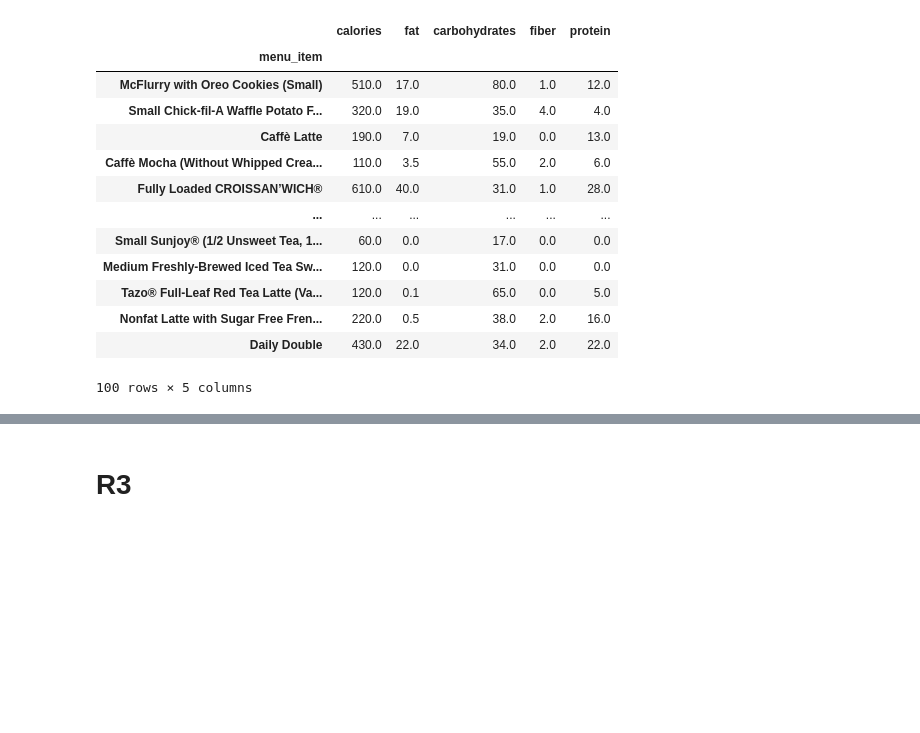
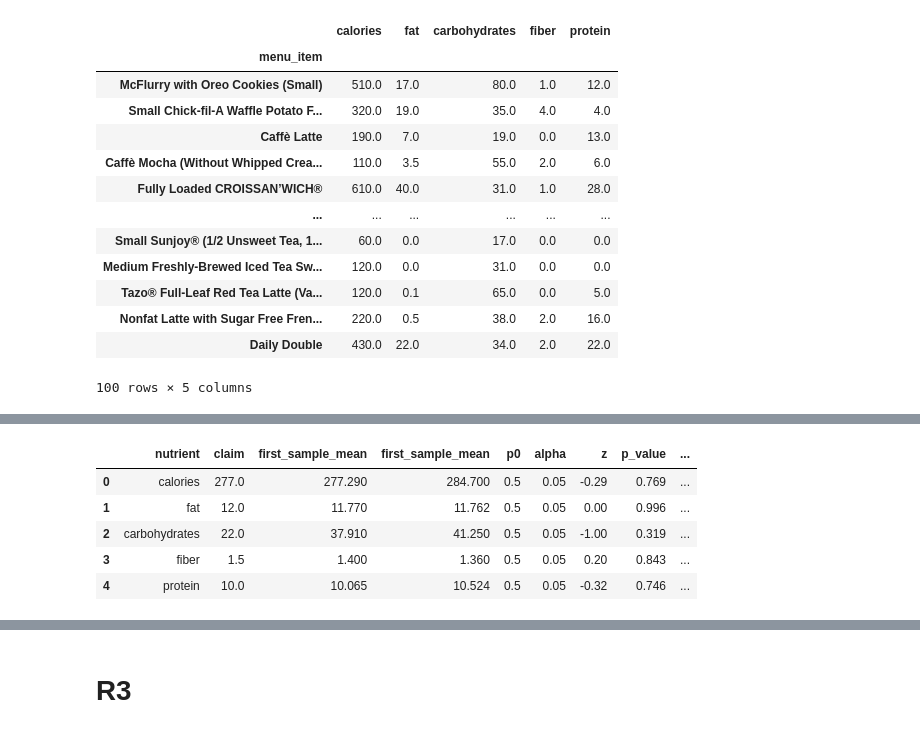
Before and after one commit to johnsonlarryl/csce_5310, a Jupyter notebook: fast_food_nutrition/notebooks/project_presentation.ipynb, the cells around one changed output, grey strips where cells are left out. Cells and saved outputs as stored; diff of their text form; code cells hidden in the pictures; blank space fills up the shorter version.

Commit message:
Got sample means working

```diff
--- a/fast_food_nutrition/notebooks/project_presentation.ipynb
+++ b/fast_food_nutrition/notebooks/project_presentation.ipynb
@@ -411,8 +410,0 @@ menu_items_samples_2
-# %%
-x_bar_1 = menu_items_samples_1["calories"].mean()
-x_bar_2 = menu_items_samples_2["calories"].mean()
-sigma_1 = menu_items_samples_1["calories"].std()
-sigma_2 = menu_items_samples_2["calories"].std()
-n_1 = len(menu_items_samples_1)
-n_2 = len(menu_items_samples_2)
-test = Test.TWO_TAILED
@@ -463,0 +411,80 @@ We are 95% confident that the difference between two random population proportio
+# %%
+total_items = len(menu)
+data = []
+
+for nutrient in claims.keys():
+    claim = claims[nutrient]
+    x_bar_1 = menu_items_samples_1[nutrient].mean()
+    x_bar_2 = menu_items_samples_2[nutrient].mean()
+    sigma_1 = menu_items_samples_1[nutrient].std()
+    sigma_2 = menu_items_samples_2[nutrient].std()
+    n_1 = len(menu_items_samples_1)
+    n_2 = len(menu_items_samples_2)
+    test = Test.TWO_TAILED
+
+    z, p_value = TTest.calculate_two_means(x_bar_1=x_bar_1,
+                                       x_bar_2=x_bar_2,
+                                       mu_1=0,
+                                       mu_2=0,
+                                       sigma_1=sigma_1,
+                                       sigma_2=sigma_2,
+                                       n_1=n_1,
+                                       n_2=n_2,
+                                       test=test)
+
+    critical_value_test = ZTest.calculate_hypothesis_critical_value_test_method(z=z,
+                                                                                alpha=alpha,
+                                                                                test=test)
+
+
+    alpha = 0.05
+    min, max = TTest.calculate_two_means_confidence_interval(x_bar_1=x_bar_1,
+                                                             x_bar_2=x_bar_2,
+                                                             sigma_1=sigma_1,
+                                                             sigma_2=sigma_2,
+                                                             n_1=n_1,
+                                                             n_2=n_2,
+                                                             alpha=alpha,
+                                                             test=test)
+
+    confidence_interval_test = ZTest.calculate_confidence_interval_test_method(p0=p0,
+                                                                               min=min,
+                                                                               max=max)
+
+    claim_observation = [nutrient,
+                         claims[nutrient],
+                         x_bar_1,
+                         x_bar_2,
+                         p0,
+                         alpha,
+                         z,
+                         p_value,
+                         critical_value_test,
+                         min,
+                         max,
+                         confidence,
+                         confidence_interval_test]
+    data.append(claim_observation)
+
+claims_two_means_report = pd.DataFrame(data=data,
+                                       columns=["nutrient",
+                                                "claim",
+                                                "first_sample_mean",
+                                                "first_sample_mean",
+                                                "p0",
+                                                "alpha",
+                                                "z",
+                                                "p_value",
+                                                "critical_value_test",
+                                                "min",
+                                                "max",
+                                                "confidence",
+                                                "confidence_interval_test"])
+claims_two_means_report
+# %% [output]
+|  | nutrient | claim | first_sample_mean | first_sample_mean | p0 | alpha | z | p_value | ... |
+| 0 | calories | 277.0 | 277.290 | 284.700 | 0.5 | 0.05 | -0.29 | 0.769 | ... |
+| 1 | fat | 12.0 | 11.770 | 11.762 | 0.5 | 0.05 | 0.00 | 0.996 | ... |
+| 2 | carbohydrates | 22.0 | 37.910 | 41.250 | 0.5 | 0.05 | -1.00 | 0.319 | ... |
+| 3 | fiber | 1.5 | 1.400 | 1.360 | 0.5 | 0.05 | 0.20 | 0.843 | ... |
+| 4 | protein | 10.0 | 10.065 | 10.524 | 0.5 | 0.05 | -0.32 | 0.746 | ... |
```
Also changed, not shown: parts of 10 cells of this notebook.
